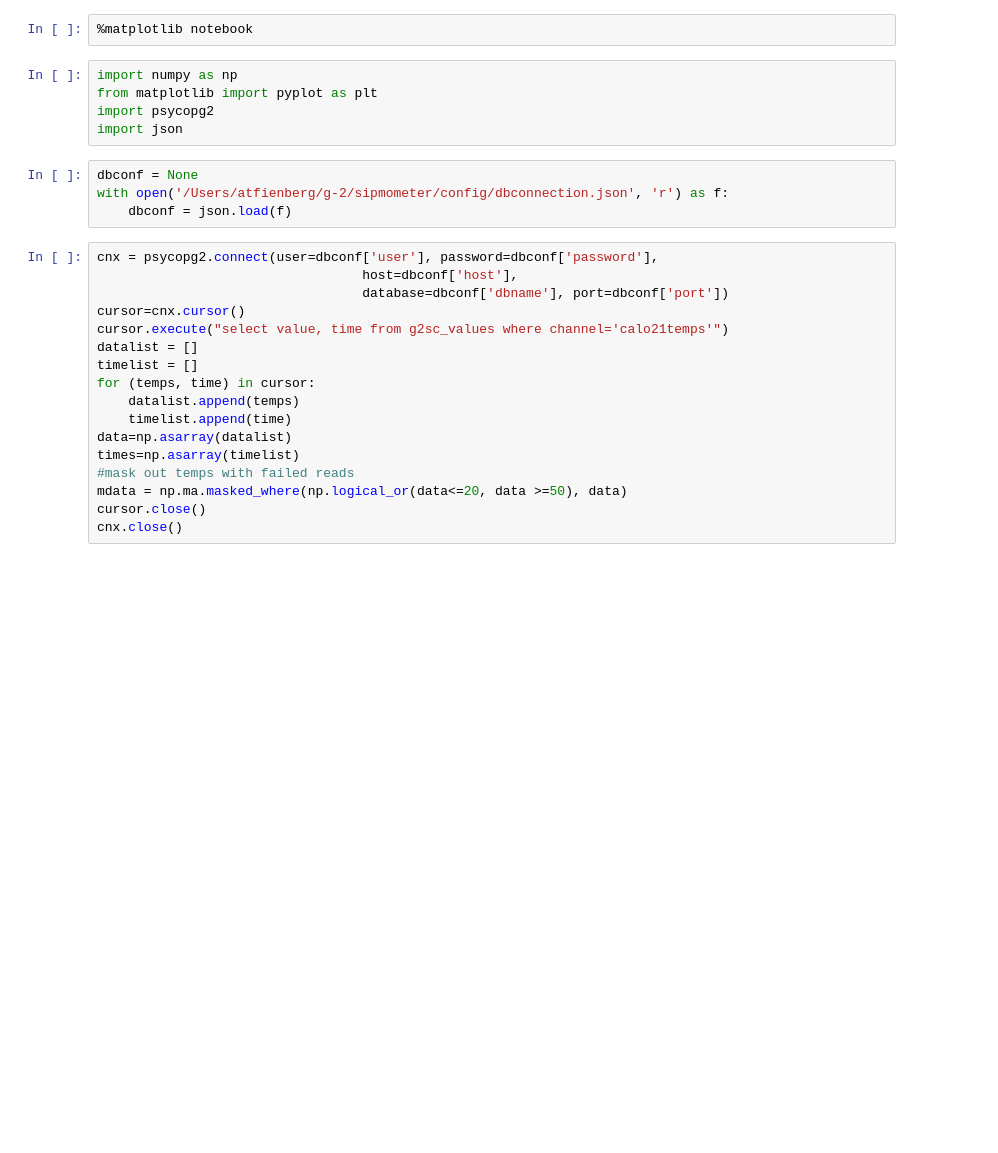
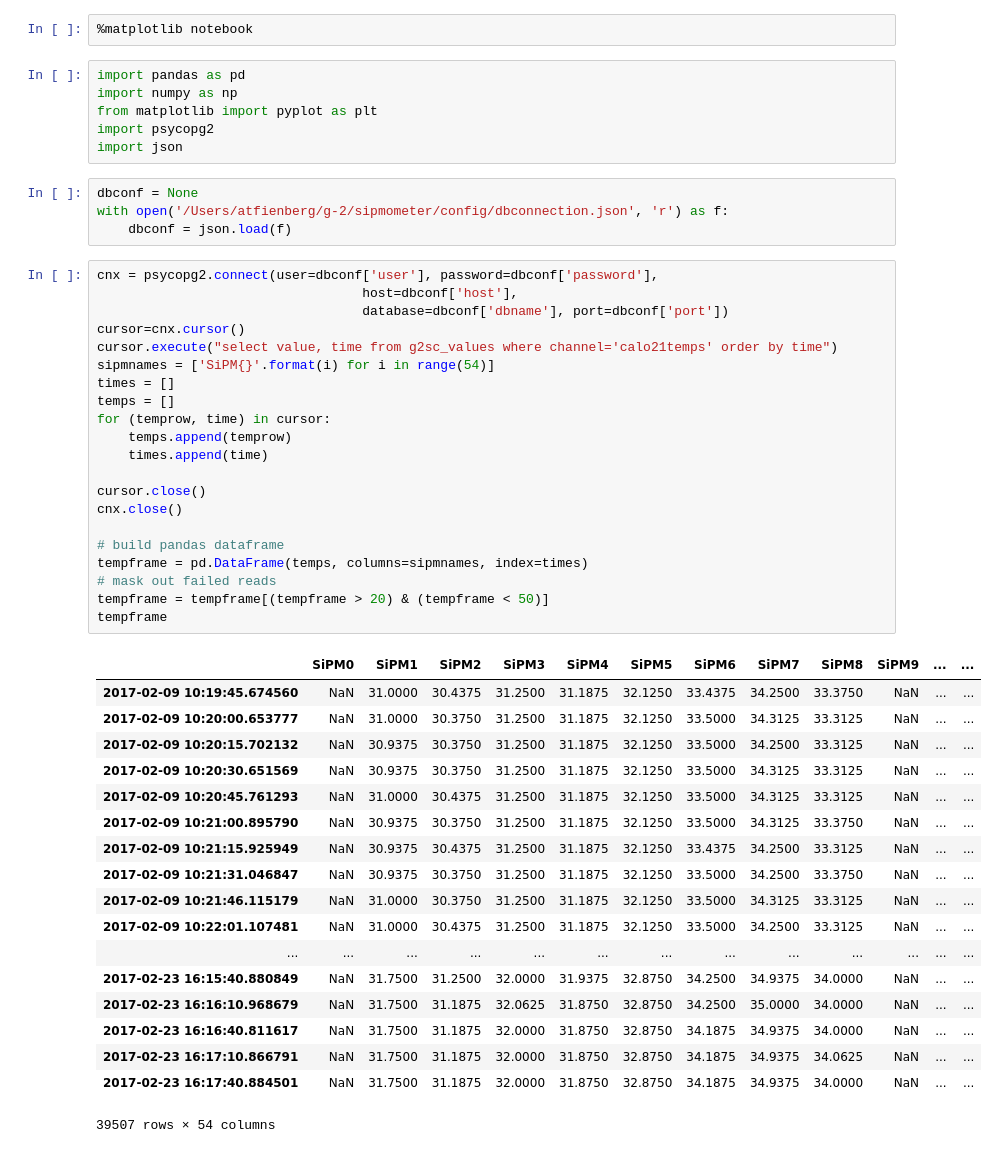
Before and after one commit to atfienberg/slowControlDBPlots, a Jupyter notebook: sipmTemps.ipynb, the cells around one changed output. Cells and saved outputs as stored; diff of their text form; blank space fills up the shorter version.

Commit message:
now using pandas

```diff
--- a/sipmTemps.ipynb
+++ b/sipmTemps.ipynb
@@ -1,6 +1,7 @@
 # %%
 %matplotlib notebook
 # %%
+import pandas as pd
 import numpy as np
 from matplotlib import pyplot as plt
 import psycopg2
@@ -12,18 +13,41 @@ with open('/Users/atfienberg/g-2/sipmometer/config/dbconnection.json', 'r') as f
 # %%
 cnx = psycopg2.connect(user=dbconf['user'], password=dbconf['password'],
                                   host=dbconf['host'],
                                   database=dbconf['dbname'], port=dbconf['port'])
 cursor=cnx.cursor()
-cursor.execute("select value, time from g2sc_values where channel='calo21temps'")
-datalist = []
-timelist = []
-for (temps, time) in cursor:
-    datalist.append(temps)
-    timelist.append(time)
-data=np.asarray(datalist)
-times=np.asarray(timelist)
-#mask out temps with failed reads
-mdata = np.ma.masked_where(np.logical_or(data<=20, data >=50), data)
+cursor.execute("select value, time from g2sc_values where channel='calo21temps' order by time")
+sipmnames = ['SiPM{}'.format(i) for i in range(54)]
+times = []
+temps = []
+for (temprow, time) in cursor:
+    temps.append(temprow)
+    times.append(time)
+
 cursor.close()
 cnx.close()
+
+# build pandas dataframe
+tempframe = pd.DataFrame(temps, columns=sipmnames, index=times)
+# mask out failed reads
+tempframe = tempframe[(tempframe > 20) & (tempframe < 50)]
+tempframe
+# %% [output]
+|  | SiPM0 | SiPM1 | SiPM2 | SiPM3 | SiPM4 | SiPM5 | SiPM6 | SiPM7 | SiPM8 | SiPM9 | ... | ... |
+| 2017-02-09 10:19:45.674560 | NaN | 31.0000 | 30.4375 | 31.2500 | 31.1875 | 32.1250 | 33.4375 | 34.2500 | 33.3750 | NaN | ... | ... |
+| 2017-02-09 10:20:00.653777 | NaN | 31.0000 | 30.3750 | 31.2500 | 31.1875 | 32.1250 | 33.5000 | 34.3125 | 33.3125 | NaN | ... | ... |
+| 2017-02-09 10:20:15.702132 | NaN | 30.9375 | 30.3750 | 31.2500 | 31.1875 | 32.1250 | 33.5000 | 34.2500 | 33.3125 | NaN | ... | ... |
+| 2017-02-09 10:20:30.651569 | NaN | 30.9375 | 30.3750 | 31.2500 | 31.1875 | 32.1250 | 33.5000 | 34.3125 | 33.3125 | NaN | ... | ... |
+| 2017-02-09 10:20:45.761293 | NaN | 31.0000 | 30.4375 | 31.2500 | 31.1875 | 32.1250 | 33.5000 | 34.3125 | 33.3125 | NaN | ... | ... |
+| 2017-02-09 10:21:00.895790 | NaN | 30.9375 | 30.3750 | 31.2500 | 31.1875 | 32.1250 | 33.5000 | 34.3125 | 33.3750 | NaN | ... | ... |
+| 2017-02-09 10:21:15.925949 | NaN | 30.9375 | 30.4375 | 31.2500 | 31.1875 | 32.1250 | 33.4375 | 34.2500 | 33.3125 | NaN | ... | ... |
+| 2017-02-09 10:21:31.046847 | NaN | 30.9375 | 30.3750 | 31.2500 | 31.1875 | 32.1250 | 33.5000 | 34.2500 | 33.3750 | NaN | ... | ... |
+| 2017-02-09 10:21:46.115179 | NaN | 31.0000 | 30.3750 | 31.2500 | 31.1875 | 32.1250 | 33.5000 | 34.3125 | 33.3125 | NaN | ... | ... |
+| 2017-02-09 10:22:01.107481 | NaN | 31.0000 | 30.4375 | 31.2500 | 31.1875 | 32.1250 | 33.5000 | 34.2500 | 33.3125 | NaN | ... | ... |
+| ... | ... | ... | ... | ... | ... | ... | ... | ... | ... | ... | ... | ... |
+| 2017-02-23 16:15:40.880849 | NaN | 31.7500 | 31.2500 | 32.0000 | 31.9375 | 32.8750 | 34.2500 | 34.9375 | 34.0000 | NaN | ... | ... |
+| 2017-02-23 16:16:10.968679 | NaN | 31.7500 | 31.1875 | 32.0625 | 31.8750 | 32.8750 | 34.2500 | 35.0000 | 34.0000 | NaN | ... | ... |
+| 2017-02-23 16:16:40.811617 | NaN | 31.7500 | 31.1875 | 32.0000 | 31.8750 | 32.8750 | 34.1875 | 34.9375 | 34.0000 | NaN | ... | ... |
+| 2017-02-23 16:17:10.866791 | NaN | 31.7500 | 31.1875 | 32.0000 | 31.8750 | 32.8750 | 34.1875 | 34.9375 | 34.0625 | NaN | ... | ... |
+| 2017-02-23 16:17:40.884501 | NaN | 31.7500 | 31.1875 | 32.0000 | 31.8750 | 32.8750 | 34.1875 | 34.9375 | 34.0000 | NaN | ... | ... |
+39507 rows × 54 columns
 # %%
```
Also changed, not shown: parts of 7 cells of this notebook.
